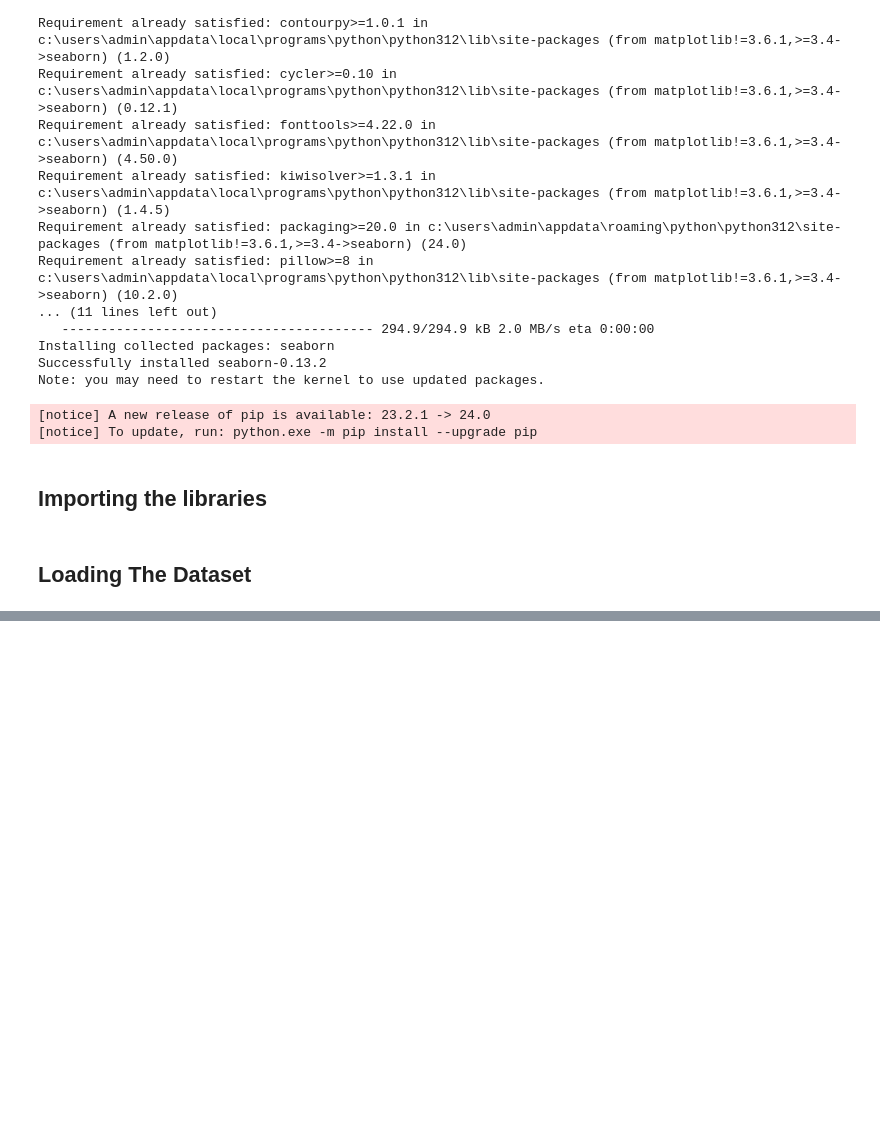
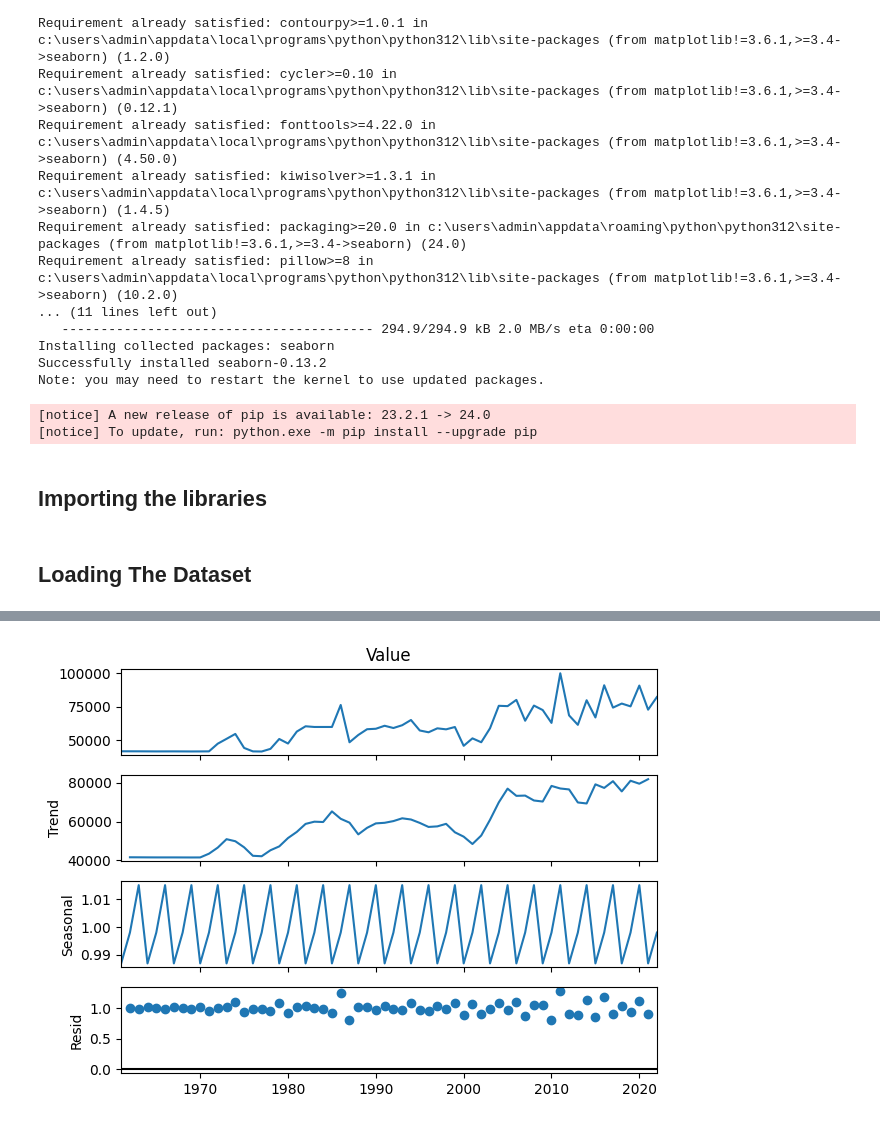
Before and after one commit to 1BM21AI091/TFM, a Jupyter notebook: LAB 1/27-03-2024.ipynb, the cells around one changed output, grey strips where cells are left out. Saved outputs shown, nothing was run; the diff lists cells and outputs as text; code cells hidden in the pictures; blank space fills up the shorter version.

```diff
--- a/LAB 1/27-03-2024.ipynb
+++ b/LAB 1/27-03-2024.ipynb
@@ -121,0 +151,6 @@ dtype: int64
+# %%
+DR = seasonal_decompose(df["Value"], model = 'multiplicative', period=3)
+DR.plot()
+plt.show()
+# %% [output]
+[figure, added]
```
Also changed, not shown: parts of 8 cells of this notebook, 1 other file.
